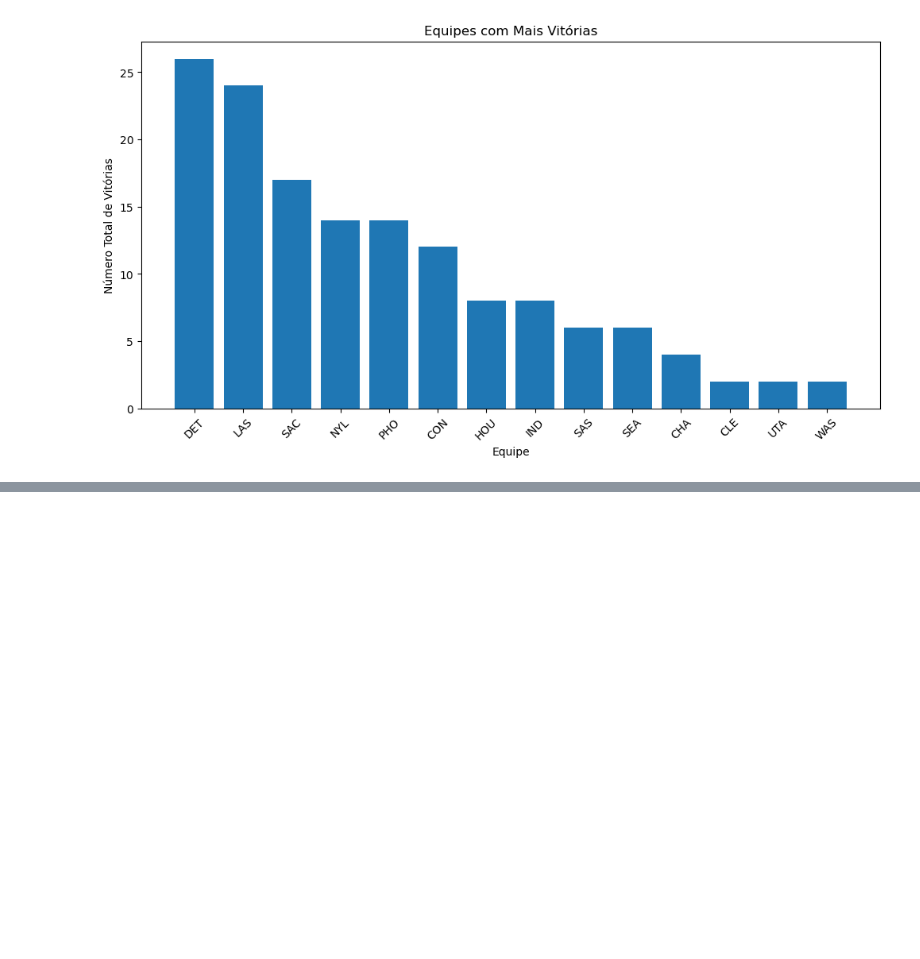
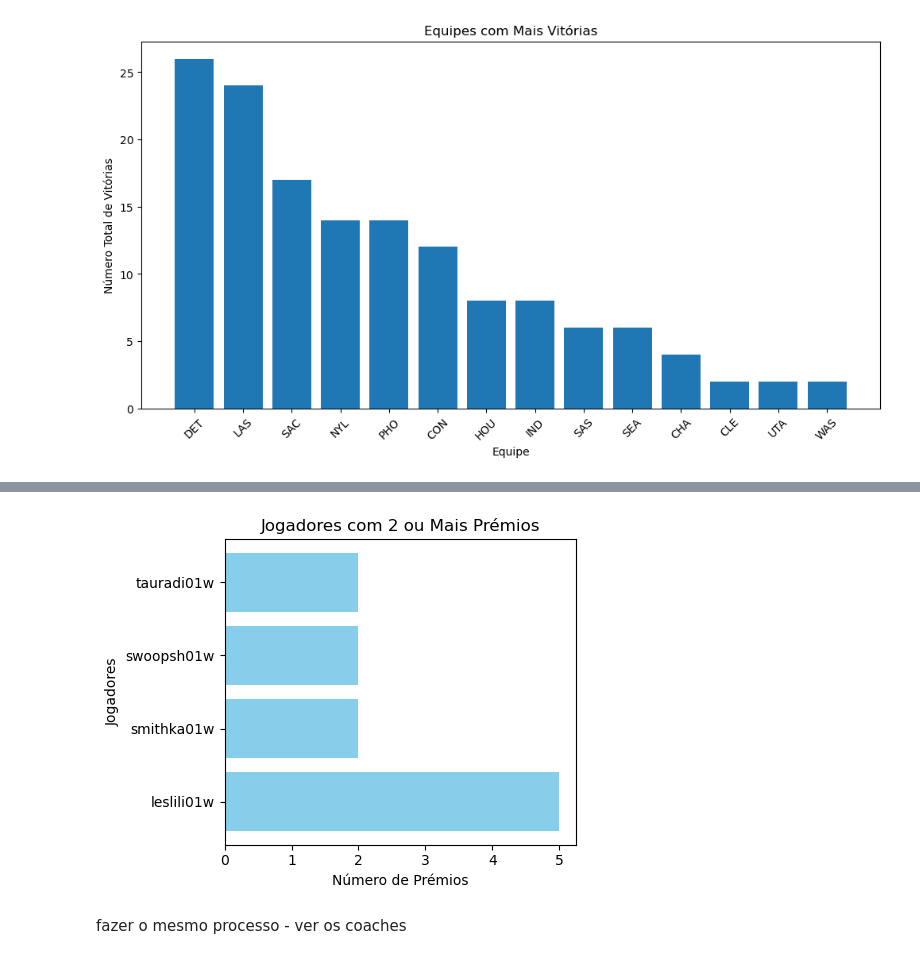
Before and after one commit to malu1608/AC, a Jupyter notebook: data_prep/statistics.ipynb, the cells around one changed output, grey strips where cells are left out. Cells and saved outputs as stored; diff of their text form; code cells hidden in the pictures; blank space fills up the shorter version.

Commit message:
concluded Data Analysis and started alf for model

```diff
--- a/data_prep/statistics.ipynb
+++ b/data_prep/statistics.ipynb
@@ -170,0 +186,10 @@ plt.show()
+# %%
+# Renomear as colunas 'tmIDWinner' e 'year' em 'top_teams' para coincidir com as colunas em 'teams_player'
+top_teams.rename(columns={'tmIDWinner': 'tmID', 'year': 'year'}, inplace=True)
+one_col = pd.merge(top_teams, players_teams_data , on=['tmID', 'year'], how='inner')
+
+# Selecione as colunas 'playerID' e 'year' da tabela result
+one_col = one_col[['playerID', 'year']]
+
+# Imprima o resultado
+print(one_col)
@@ -170,0 +213,8 @@ plt.show()
+# %%
+# Junção das tabelas 'one_col' (que contém 'playerID' e 'year') com 'awards_players_data'
+awards_players = pd.merge(one_col, awards_players_data, on=['playerID', 'year'], how='inner')
+
+# Verificar se há alguma correspondência
+if not awards_players.empty:
+    print("Jogadores nas equipas vencedoras que também receberam prémios:")
+    print(awards_players)
@@ -170,0 +239,30 @@ plt.show()
+# %%
+import matplotlib.pyplot as plt
+
+# Vamos remover a coluna 'lgID'.
+awards_players = awards_players.drop('lgID', axis=1)
+
+# incluir apenas jogadores com 2 ou mais prêmios
+awards_players_filtered = awards_players[awards_players.groupby('playerID')['award'].transform('count') >= 2]
+
+# contagem de prémios para cada jogador
+player_award_counts = awards_players_filtered.groupby('playerID')['award'].count().reset_index()
+
+# Ordenar os dados pela contagem de prémios em ordem decrescente
+player_award_counts = player_award_counts.sort_values(by='award', ascending=False)
+
+players = player_award_counts['playerID']
+awards = player_award_counts['award']
+
+# gráfico de barras
+plt.figure(figsize=(5, 4))
+plt.barh(players, awards, color='skyblue')
+plt.xlabel('Número de Prémios')
+plt.ylabel('Jogadores')
+plt.title('Jogadores com 2 ou Mais Prémios')
+plt.tight_layout()
+plt.show()
+# %% [output]
+[figure, added]
+# %% [markdown]
+fazer o mesmo processo - ver os coaches
```
Also changed, not shown: parts of 12 cells of this notebook, 2 other files.
